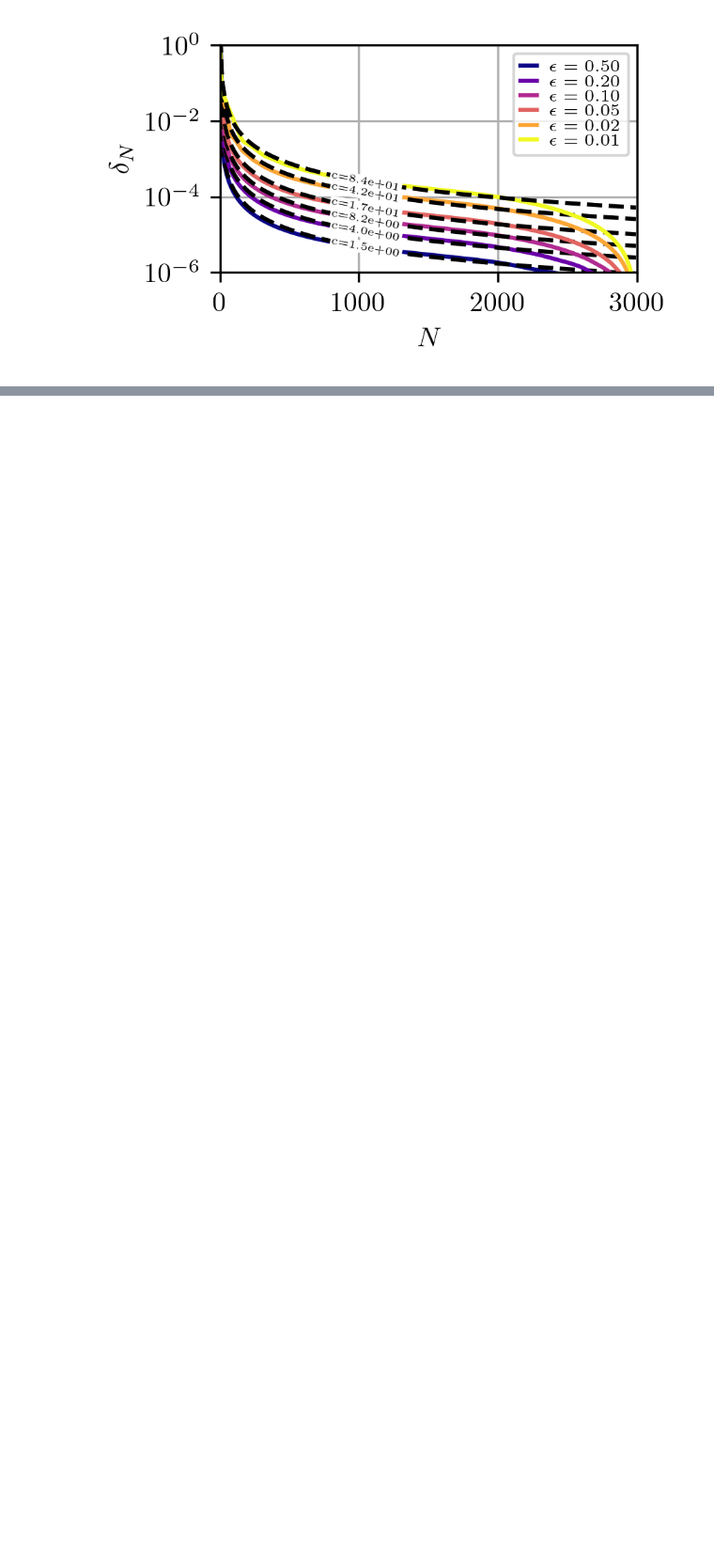
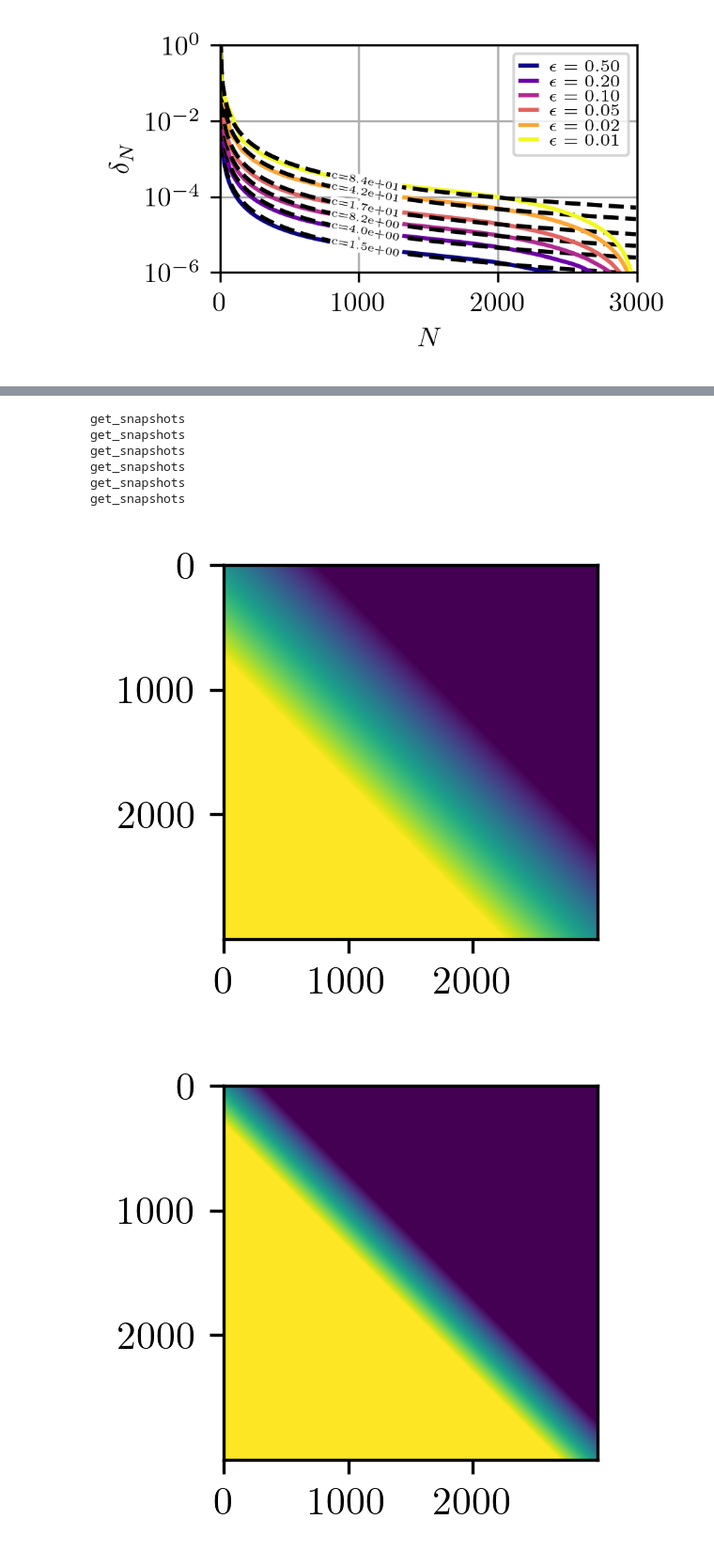
Before and after one commit to flabowski/n_widths_for_transport, a Jupyter notebook: 7.4 The impact of the slope.ipynb, the cells around one changed output, grey strips where cells are left out. Shown at 94% size. Drawn from its saved outputs; the diff is of its cells as text; code cells hidden in the pictures; blank space fills up the shorter version.

```diff
--- a/7.4 The impact of the slope.ipynb
+++ b/7.4 The impact of the slope.ipynb
@@ -139,0 +166,17 @@ plt.show()
+# %%
+for i, epsilon in enumerate(epsilons):
+    lbl = r'$\epsilon={:.2f}$'.format(epsilon)
+    u_k = u_ks[lbl]
+    X = u_k.get_snapshots(x(), mu())
+    plt.figure()
+    plt.imshow(X)
+    plt.show()
+# %% [output]
+get_snapshots
+get_snapshots
+get_snapshots
+get_snapshots
+get_snapshots
+get_snapshots
+[figure, added]
+[figure, added]
```
Also changed, not shown: parts of 6 cells of this notebook.
